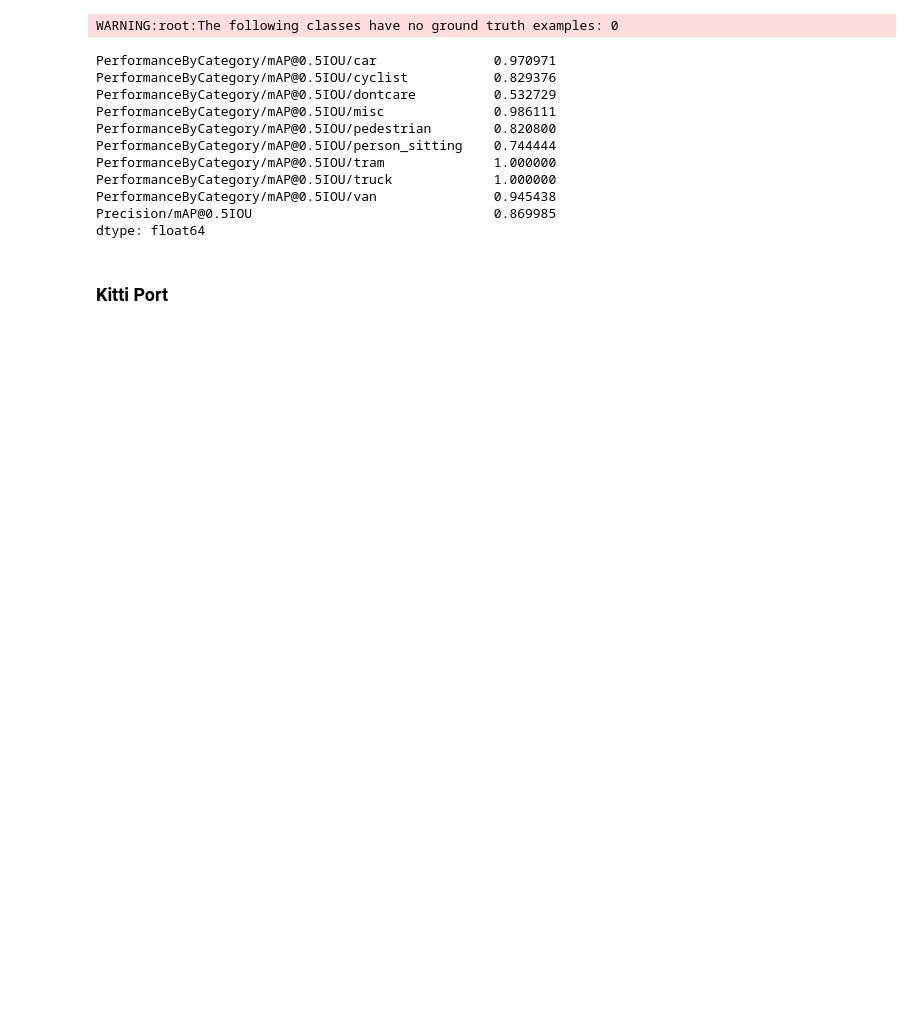
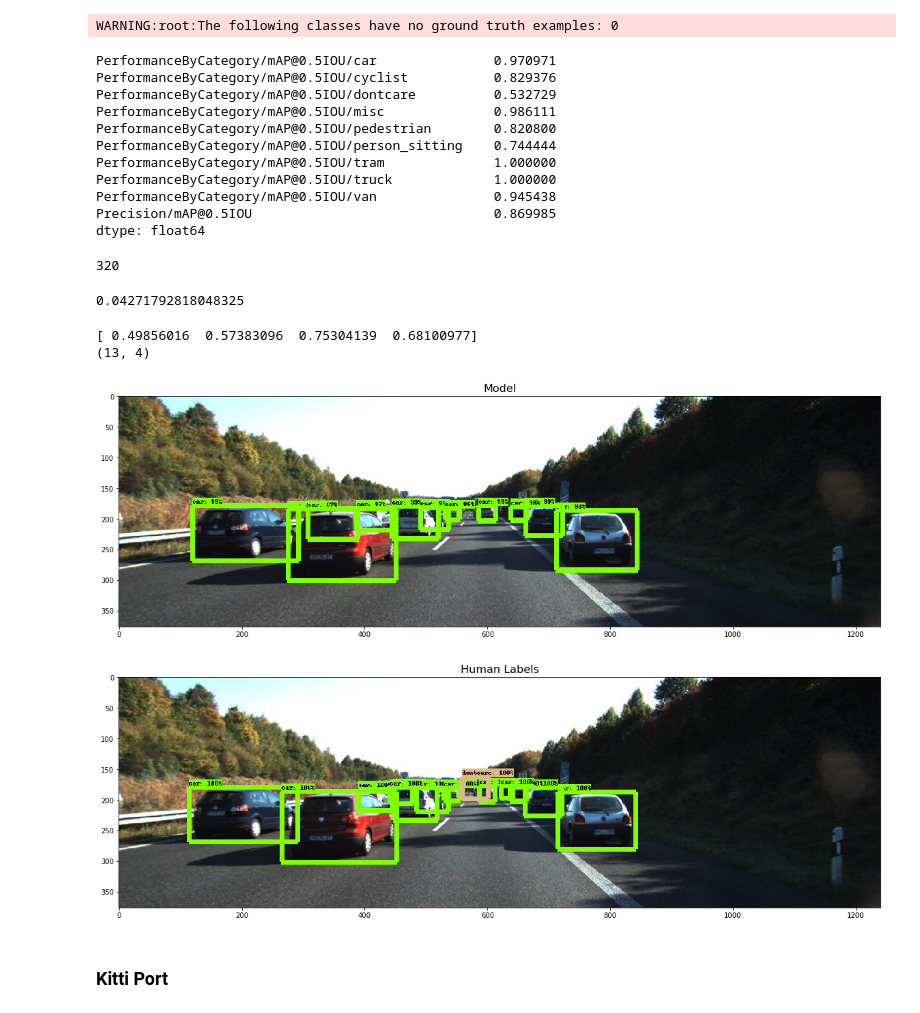
Before and after one commit to sshleifer/object_detection_kitti, a Jupyter notebook: object_detection/kitti-inference.ipynb, the cells around one changed output. Saved outputs shown, nothing was run; the diff lists cells and outputs as text; code cells hidden in the pictures; blank space fills up the shorter version.

Commit message:
More valid split checks

```diff
--- a/object_detection/kitti-inference.ipynb
+++ b/object_detection/kitti-inference.ipynb
@@ -108,6 +117,7 @@ glob_base('voc_kitti_valid/VOC2012/JPEGImages/*.jpg')[0]
 # %% [markdown]
 ### Hack to overcome not deleting voc_kitti_valid
 # %%
-allowed_valid_ids = pd.Index(
+def glob_base(pat): return list(map(os.path.basename, glob.glob(pat)))
+assert len(pd.Index(
    glob_base('voc_kitti_valid/VOC2012/JPEGImages/*.jpg')
-).difference(glob_base('voc_kitti/VOC2012/JPEGImages/*.jpg'))
+).difference(glob_base('voc_kitti/VOC2012/JPEGImages/*.jpg'))) < 750
@@ -217,21 +245,34 @@ PerformanceByCategory/mAP@0.5IOU/truck             1.000000
 PerformanceByCategory/mAP@0.5IOU/van               0.945438
 Precision/mAP@0.5IOU                               0.869985
 dtype: float64
+# %%
+len(test_image_paths)
+# %% [output]
+320
+# %%
+320/ 7491
+# %% [output]
+0.04271792818048325
 # %%
 with detection_graph.as_default():
     with tf.Session(graph=detection_graph) as sess:
-        image_path = np.random.choice(paths)
+        image_path = np.random.choice(test_image_paths)
         image = Image.open(image_path)
         image_np = load_image_into_numpy_array(image)
         boxes, scores, classes, num_detections = get_boxes_scores_classes(image_np, sess, detection_graph)
         image_process = detect_objects(image_np, sess, detection_graph)
         # [x['name'] for x in data['object']]
         plt.figure(figsize=FIGSIZE)
         plt.imshow(image_process)
         plt.title('Model', fontsize=16)
         plt.figure(figsize=FIGSIZE)
         plt.imshow(show_groundtruth(image_path))
         plt.title('Human Labels', fontsize=16)
+# %% [output]
+[ 0.49856016  0.57383096  0.75304139  0.68100977]
+(13, 4)
+[figure, added]
+[figure, added]
 # %%
 label_paths = glob.glob(os.path.join('kitti_data', '*','label_2', '*.txt'))
 # %%
```
Also changed, not shown: parts of 5 cells of this notebook, 3 other files.
